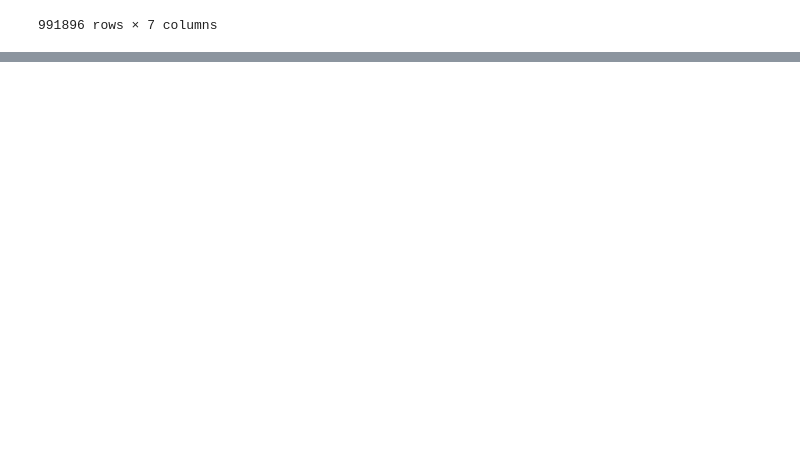
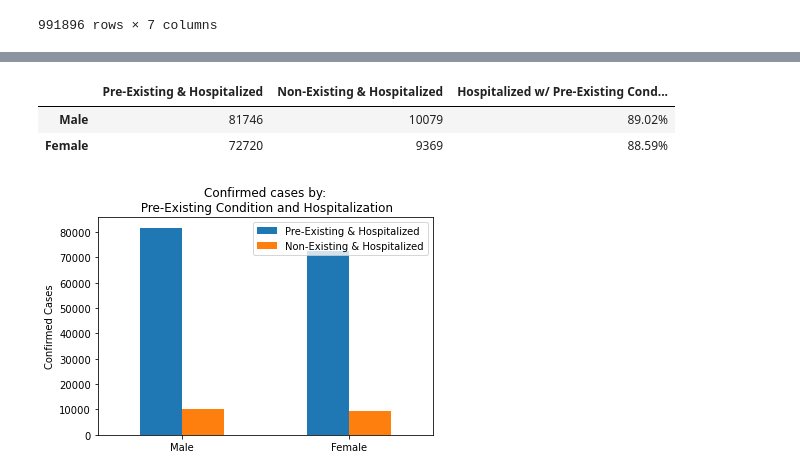
Before and after one commit to jforbis/rougeSquadron, a Jupyter notebook: JupyterScripts/forbis.ipynb, the cells around one changed output, grey strips where cells are left out. Drawn from its saved outputs; the diff is of its cells as text; code cells hidden in the pictures; blank space fills up the shorter version.

```diff
--- a/JupyterScripts/forbis.ipynb
+++ b/JupyterScripts/forbis.ipynb
@@ -69,28 +69,43 @@ hosp_df.style.format("{:,.0f}")
 # %%
+# plt.annotate(hosp_female_size, xy=(0,91900), xytext=(-0.2,92000))
+# plt.annotate(no_hosp_female_size, (0,449000))
+# plt.annotate(hosp_male_size, (1,93000), xytext=(0.8,94000))
+# plt.annotate(no_hosp_male_size, (1,374900))
+
 # Look at gender vs number of hospitalizations by pre-existing conditions
 mhp = len(org_data_df.loc[(org_data_df["Gender"] == "Male") &
                       (org_data_df["Pre-Existing Condition"] == "Yes") &
                       (org_data_df["Hospitalized"] == "Yes")])
 fhp = len(org_data_df.loc[(org_data_df["Gender"] == "Female") &
                       (org_data_df["Pre-Existing Condition"] == "Yes") &
                       (org_data_df["Hospitalized"] == "Yes")])
 
 mhnp = len(org_data_df.loc[(org_data_df["Gender"] == "Male") &
                       (org_data_df["Pre-Existing Condition"] == "No") &
                       (org_data_df["Hospitalized"] == "Yes")])
 fhnp = len(org_data_df.loc[(org_data_df["Gender"] == "Female") &
                       (org_data_df["Pre-Existing Condition"] == "No") &
                       (org_data_df["Hospitalized"] == "Yes")])
 prex = ["Male", "Female"]
-prex_df = pd.DataFrame({"Pre-Existing & Hospitalized" : [mhp,fhp], "Non-Existing & Hospitalized" : [mhnp,fhnp]}, index = prex).T
+prex_df = pd.DataFrame({"Pre-Existing & Hospitalized" : [mhp,fhp], "Non-Existing & Hospitalized" : [mhnp,fhnp]}, index = prex)
 ax = prex_df.plot(kind='bar', rot=0)
 ax.set_ylabel("Confirmed Cases")
 ax.set_title("Confirmed cases by:\n Pre-Existing Condition and Hospitalization")
 
 ax.legend(loc = "best")
 # plt.show()
 plt.savefig("../Images/MaleFemalePreXvsHosp.png")
 total_males = mhp + mhnp
 total_females = fhp + fhnp
-prex_df["Hospitalized w/ Pre-Existing Condition %"] = [(mhp/total_males), (fhp/total_females)]
-prex_df.style.format("{:,.0f}")
+percent_males = ("{:.2%}".format(mhp/total_males))
+percent_females = ("{:.2%}".format(fhp/total_females))
+# prex_df["Male"] = prex_df["Male"].map("{:,.0f}".format)
+# prex_df["Female"] = prex_df["Female"].map("{:,.0f}".format)
+mhp = ("{:,.0f}".format(mhp))
+prex_df["Hospitalized w/ Pre-Existing Condition %"] = [percent_males, percent_females]
+prex_df
+# %% [output]
+|  | Pre-Existing & Hospitalized | Non-Existing & Hospitalized | Hospitalized w/ Pre-Existing Cond... |
+| Male | 81746 | 10079 | 89.02% |
+| Female | 72720 | 9369 | 88.59% |
+[figure, added]
```
Also changed, not shown: parts of 2 cells of this notebook.
